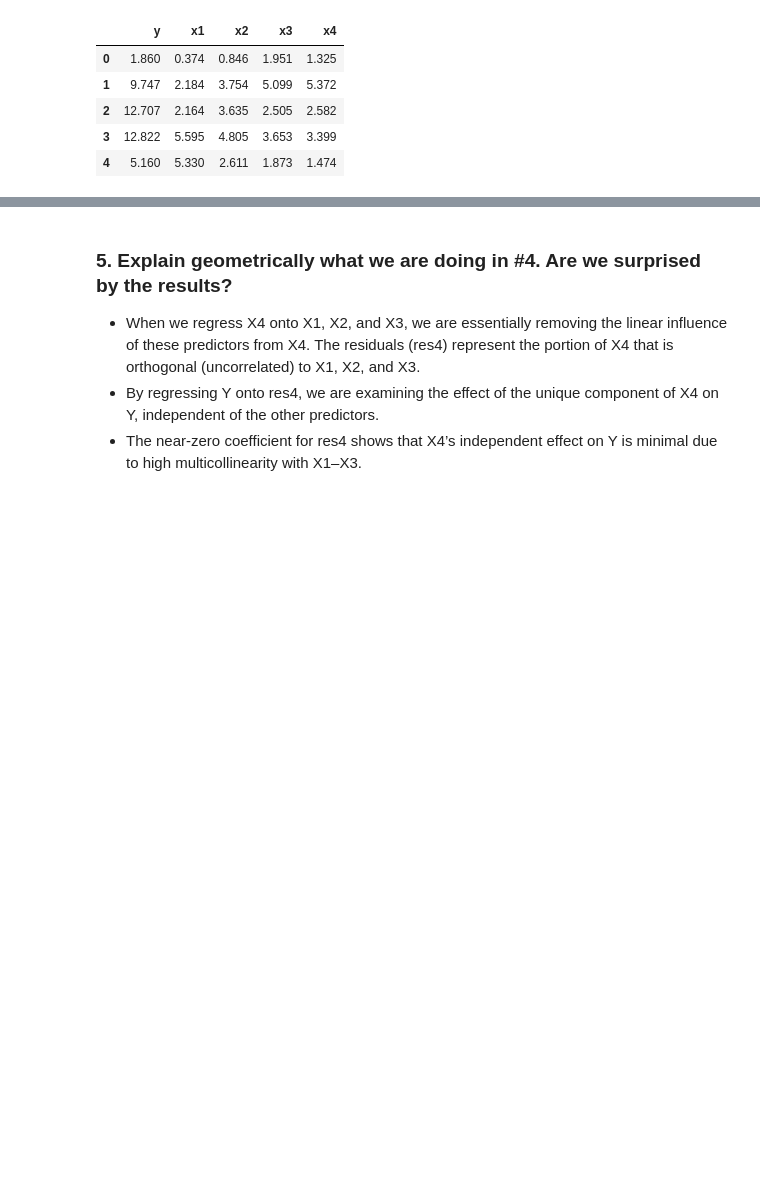
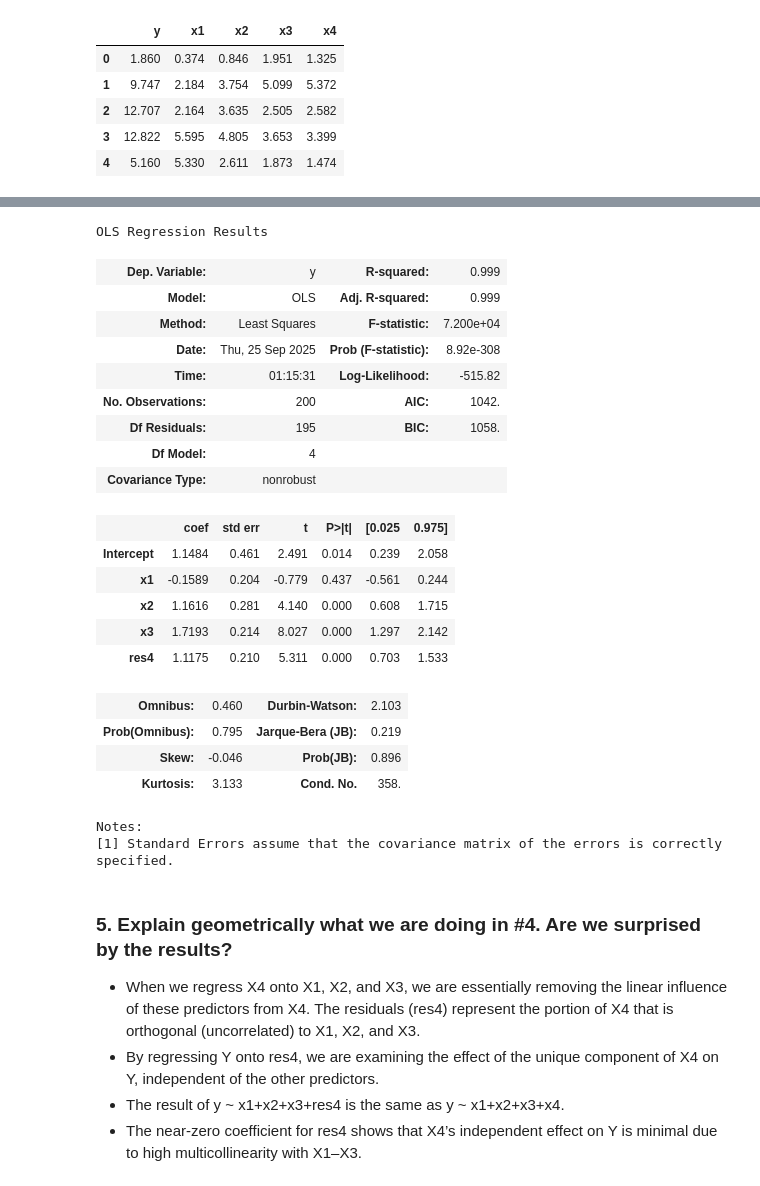
Before and after one commit to zhangshiman22/regression_f25, a Jupyter notebook: Code/multicollinearity_toy_ex.ipynb, the cells around one changed output, grey strips where cells are left out. Saved outputs shown, nothing was run; the diff lists cells and outputs as text; code cells hidden in the pictures; blank space fills up the shorter version.

```diff
--- a/Code/multicollinearity_toy_ex.ipynb
+++ b/Code/multicollinearity_toy_ex.ipynb
@@ -476,8 +585,35 @@ OLS Regression Results
 | Kurtosis: | 1.802 | Cond. No. | 1.09 |
 Notes:
 [1] Standard Errors assume that the covariance matrix of the errors is correctly specified.
+# %%
+model_y_x123res4 = ols("y ~ x1 + x2 + x3 + res4", data=df).fit()
+model_y_x123res4.summary()
+# %% [output]
+OLS Regression Results
+| Dep. Variable: | y | R-squared: | 0.999 |
+| Model: | OLS | Adj. R-squared: | 0.999 |
+| Method: | Least Squares | F-statistic: | 7.200e+04 |
+| Date: | Thu, 25 Sep 2025 | Prob (F-statistic): | 8.92e-308 |
+| Time: | 01:15:31 | Log-Likelihood: | -515.82 |
+| No. Observations: | 200 | AIC: | 1042. |
+| Df Residuals: | 195 | BIC: | 1058. |
+| Df Model: | 4 |  |  |
+| Covariance Type: | nonrobust |  |  |
+|  | coef | std err | t | P>|t| | [0.025 | 0.975] |
+| Intercept | 1.1484 | 0.461 | 2.491 | 0.014 | 0.239 | 2.058 |
+| x1 | -0.1589 | 0.204 | -0.779 | 0.437 | -0.561 | 0.244 |
+| x2 | 1.1616 | 0.281 | 4.140 | 0.000 | 0.608 | 1.715 |
+| x3 | 1.7193 | 0.214 | 8.027 | 0.000 | 1.297 | 2.142 |
+| res4 | 1.1175 | 0.210 | 5.311 | 0.000 | 0.703 | 1.533 |
+| Omnibus: | 0.460 | Durbin-Watson: | 2.103 |
+| Prob(Omnibus): | 0.795 | Jarque-Bera (JB): | 0.219 |
+| Skew: | -0.046 | Prob(JB): | 0.896 |
+| Kurtosis: | 3.133 | Cond. No. | 358. |
+Notes:
+[1] Standard Errors assume that the covariance matrix of the errors is correctly specified.
 # %% [markdown]
 ### 5. Explain geometrically what we are doing in #4. Are we surprised by the results?
 - When we regress X4 onto X1, X2, and X3, we are essentially removing the linear influence of these predictors from X4. The residuals (res4) represent the portion of X4 that is orthogonal (uncorrelated) to X1, X2, and X3.
 - By regressing Y onto res4, we are examining the effect of the unique component of X4 on Y, independent of the other predictors.
+- The result of y ~ x1+x2+x3+res4 is the same as y ~ x1+x2+x3+x4.
 - The near-zero coefficient for res4 shows that X4’s independent effect on Y is minimal due to high multicollinearity with X1–X3.
```
Also changed, not shown: parts of 12 cells of this notebook.
